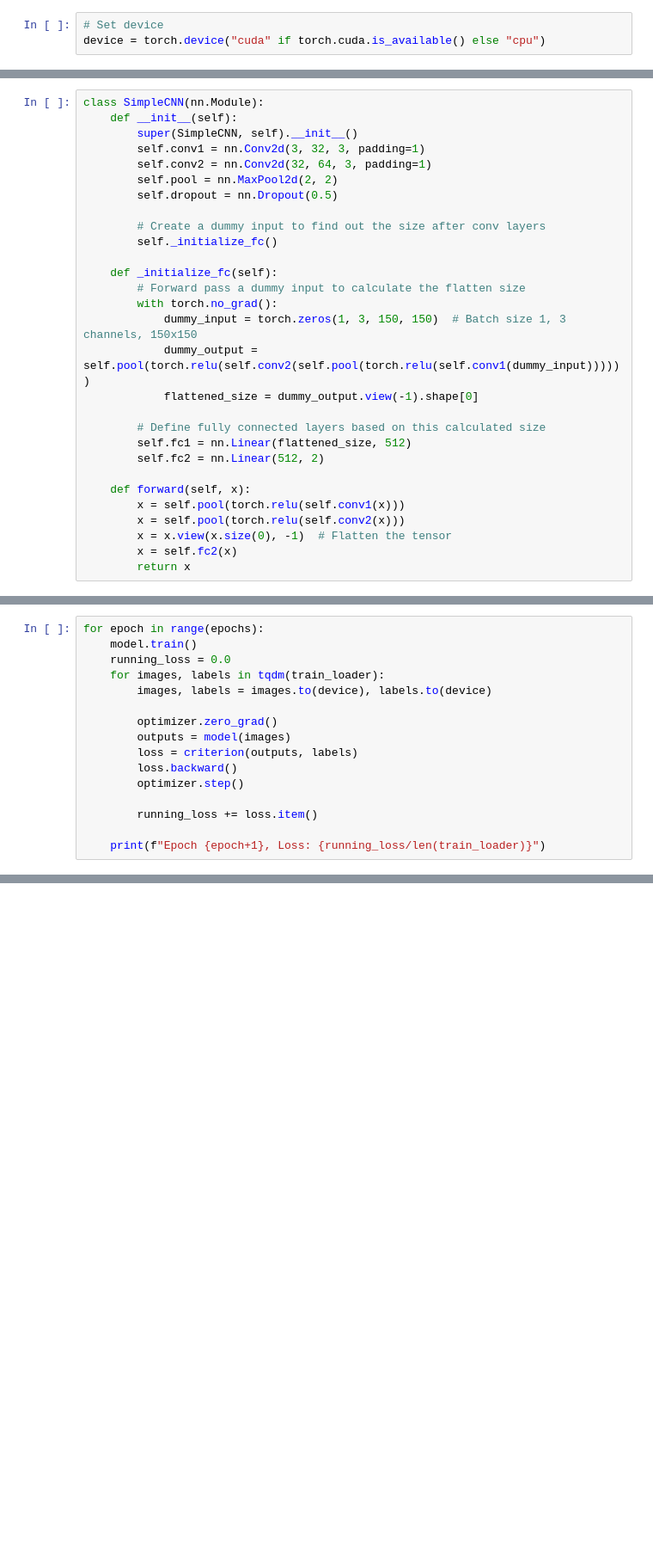
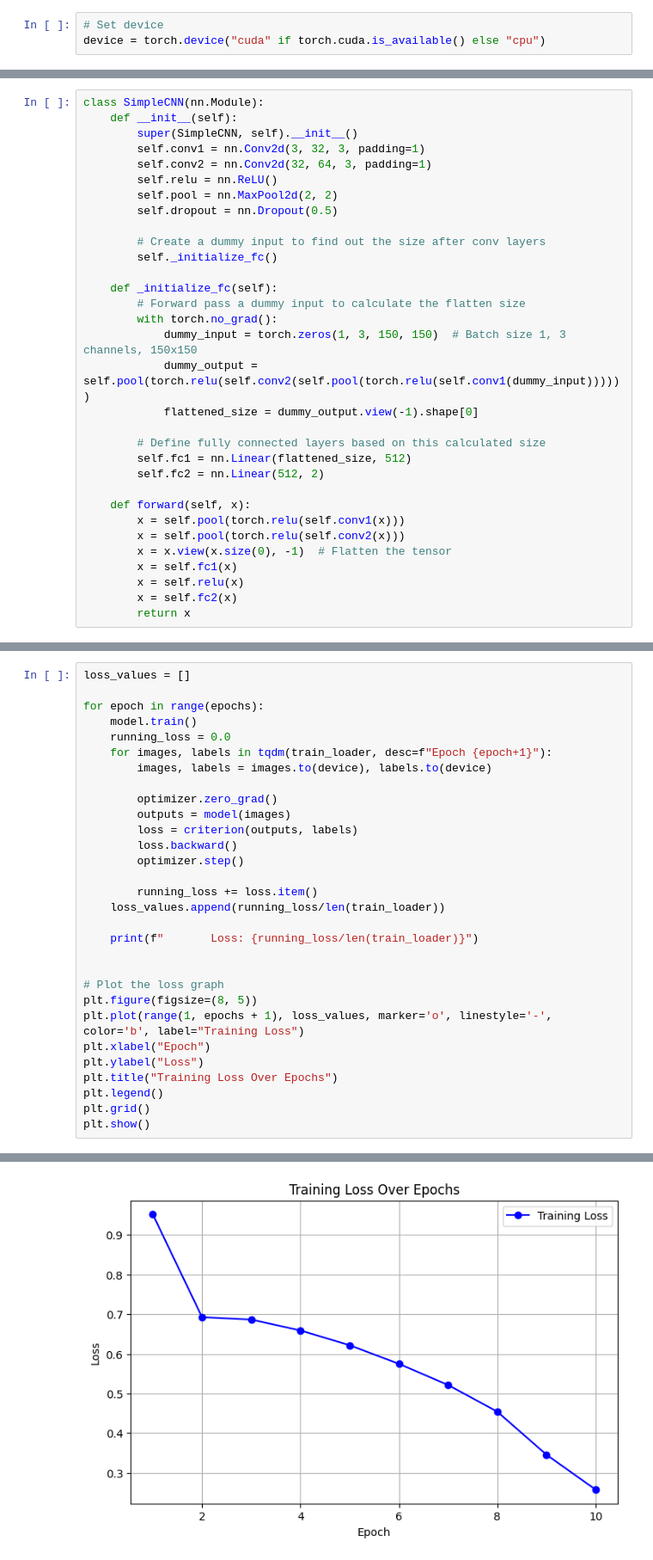
Before and after one commit to adrian-deguzman/PyTorch-Deep-Learning, a Jupyter notebook: Cats_vs_Dogs_CNN.ipynb, the cells around one changed output, grey strips where cells are left out. Shown at 86% size. Cells and saved outputs as stored; diff of their text form; blank space fills up the shorter version.

```diff
--- a/Cats_vs_Dogs_CNN.ipynb
+++ b/Cats_vs_Dogs_CNN.ipynb
@@ -155,6 +156,7 @@ class SimpleCNN(nn.Module):
         super(SimpleCNN, self).__init__()
         self.conv1 = nn.Conv2d(3, 32, 3, padding=1)
         self.conv2 = nn.Conv2d(32, 64, 3, padding=1)
+        self.relu = nn.ReLU()
         self.pool = nn.MaxPool2d(2, 2)
         self.dropout = nn.Dropout(0.5)
 
@@ -176,6 +178,8 @@ class SimpleCNN(nn.Module):
         x = self.pool(torch.relu(self.conv1(x)))
         x = self.pool(torch.relu(self.conv2(x)))
         x = x.view(x.size(0), -1)  # Flatten the tensor
+        x = self.fc1(x)
+        x = self.relu(x)
         x = self.fc2(x)
         return x
 # %%
@@ -200,8 +210,10 @@ validation_loader = DataLoader(validation_data, batch_size=batch_size, shuffle=F
 # %%
+loss_values = []
+
 for epoch in range(epochs):
     model.train()
     running_loss = 0.0
-    for images, labels in tqdm(train_loader):
+    for images, labels in tqdm(train_loader, desc=f"Epoch {epoch+1}"):
         images, labels = images.to(device), labels.to(device)
 
         optimizer.zero_grad()
@@ -211,5 +223,18 @@ for epoch in range(epochs):
         optimizer.step()
 
         running_loss += loss.item()
+    loss_values.append(running_loss/len(train_loader))
 
-    print(f"Epoch {epoch+1}, Loss: {running_loss/len(train_loader)}")
+    print(f"       Loss: {running_loss/len(train_loader)}")
+
+
+# Plot the loss graph
+plt.figure(figsize=(8, 5))
+plt.plot(range(1, epochs + 1), loss_values, marker='o', linestyle='-', color='b', label="Training Loss")
+plt.xlabel("Epoch")
+plt.ylabel("Loss")
+plt.title("Training Loss Over Epochs")
+plt.legend()
+plt.grid()
+plt.show()
+# %% [output]
@@ -216,3 +251,4 @@ for epoch in range(epochs):
+[figure, added]
 # %%
 # Evaluate the model
 model.eval()
```
Also changed, not shown: parts of 4 cells of this notebook.
